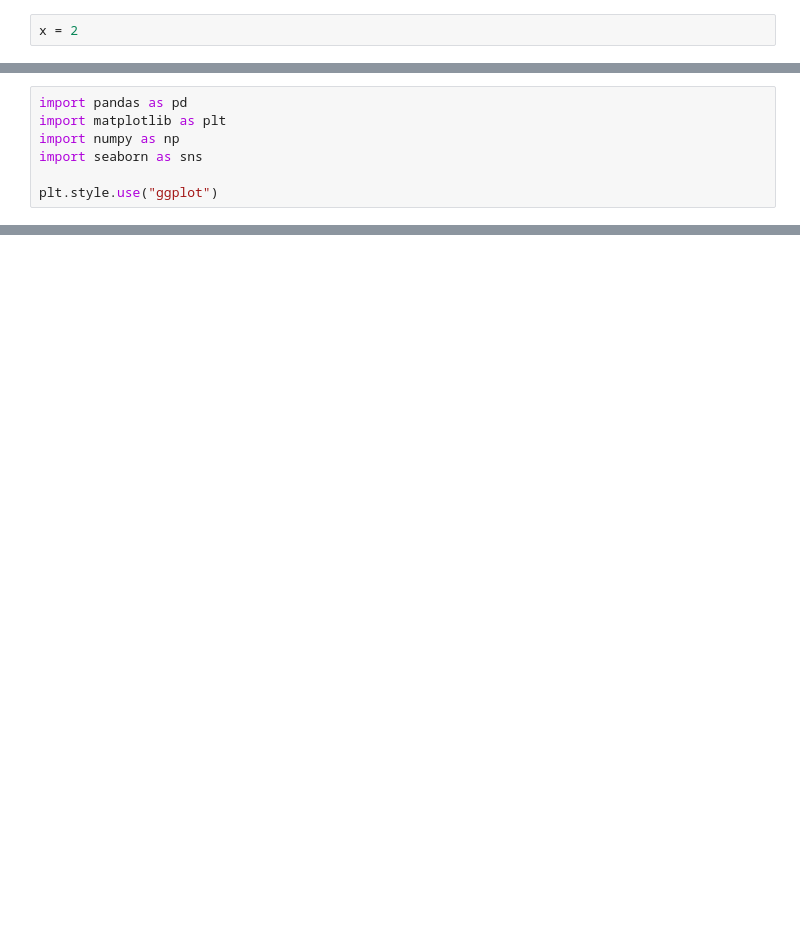
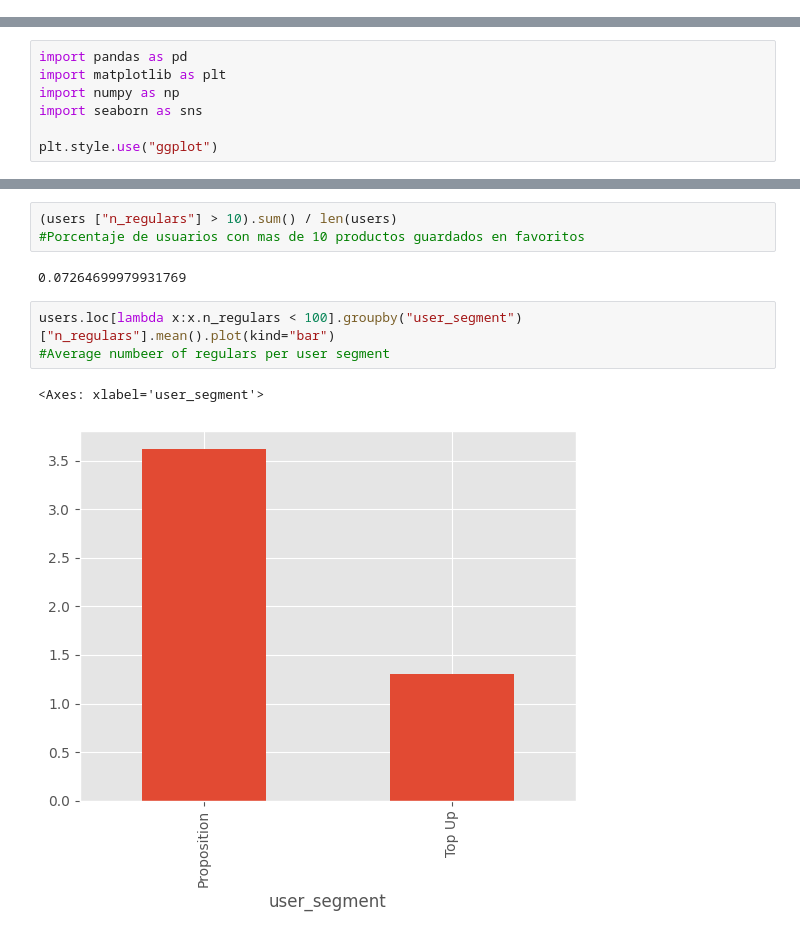
Before and after one commit to Alberto-God/zrive-ds, a Jupyter notebook: src/module_2/codigo.ipynb, the cells around one changed output, grey strips where cells are left out. Saved outputs shown, nothing was run; the diff lists cells and outputs as text; blank space fills up the shorter version.

```diff
--- a/src/module_2/codigo.ipynb
+++ b/src/module_2/codigo.ipynb
@@ -1,7 +1,5 @@
 # %% [markdown]
 Modulo 2 : Exploratory Data Analyse
-# %%
-x = 2
 # %%
 !poetry add pyarrow
 # %% [output]
@@ -102,0 +346,11 @@ SyntaxError: invalid syntax (1912242846.py, line 2)
+# %%
+(users ["n_regulars"] > 10).sum() / len(users)
+#Porcentaje de usuarios con mas de 10 productos guardados en favoritos
+# %% [output]
+0.07264699979931769
+# %%
+users.loc[lambda x:x.n_regulars < 100].groupby("user_segment")["n_regulars"].mean().plot(kind="bar")
+#Average numbeer of regulars per user segment
+# %% [output]
+<Axes: xlabel='user_segment'>
+[figure, added]
```
Also changed, not shown: parts of 79 cells of this notebook, 13 other files.
